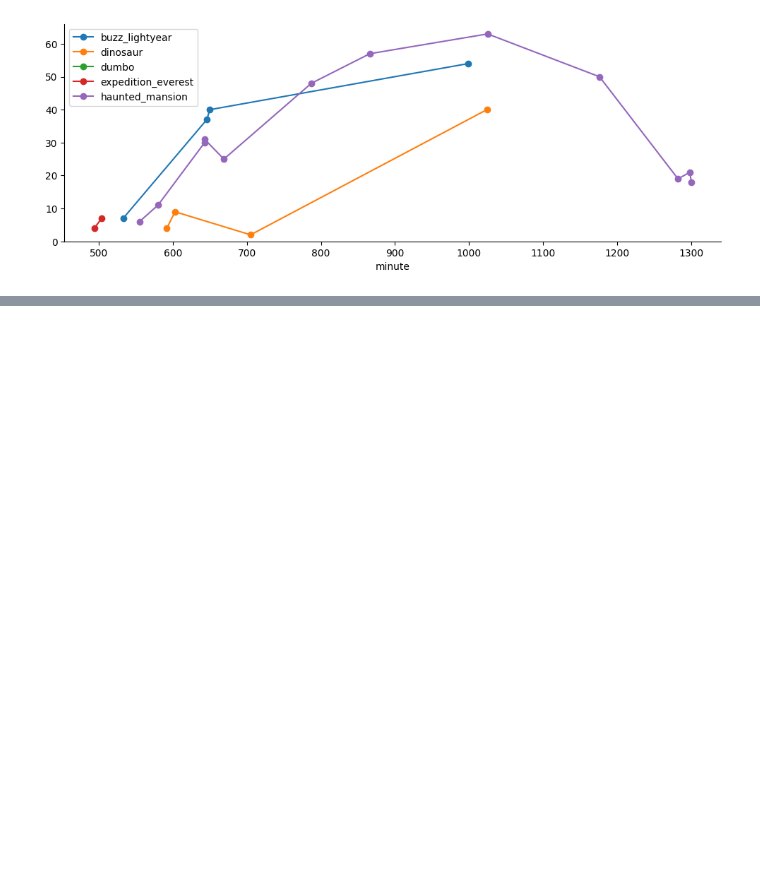
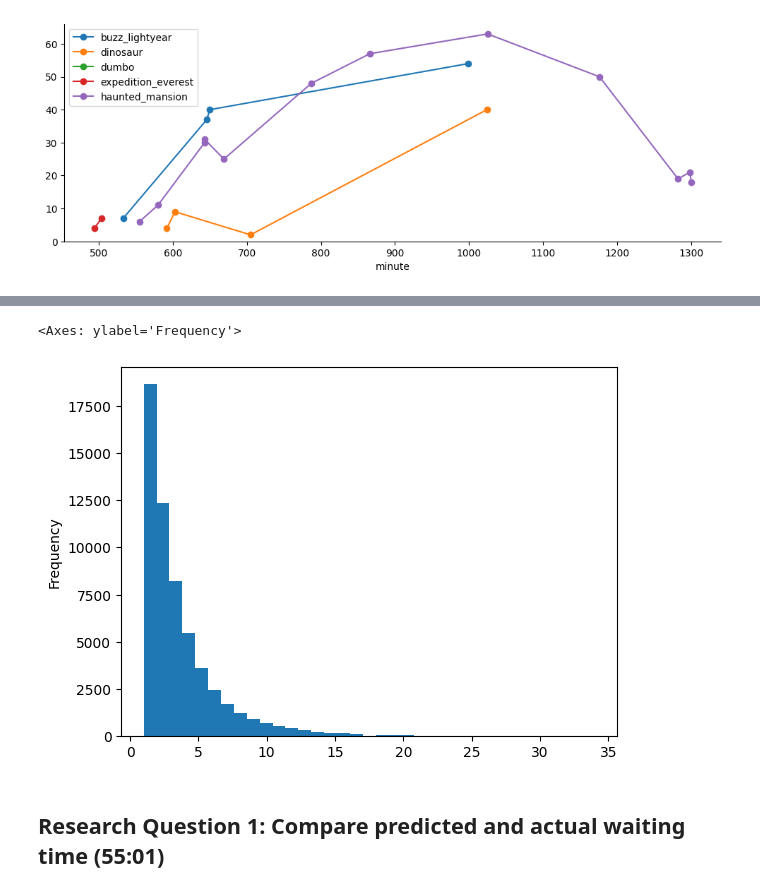
Before and after one commit to timsideanotmine/dummy-examen, a Jupyter notebook: notebooks/oefen-examen.ipynb, the cells around one changed output, grey strips where cells are left out. Saved outputs shown, nothing was run; the diff lists cells and outputs as text; code cells hidden in the pictures; blank space fills up the shorter version.

```diff
--- a/notebooks/oefen-examen.ipynb
+++ b/notebooks/oefen-examen.ipynb
@@ -369,0 +588,21 @@ visualize_waiting(df_waiting_actual, attractions, date)
+# %%
+#  observeren, maar dan grafisch
+# probeer ook eens de paramater bins weg te laten by hist(),
+# we zien het aantal verschillende waarden maar niet mooit ingeplot omdat we de bins niet hebben gespecifieerd
+(df_waiting_actual.groupby(['date', 'attraction'])
+                .size()
+                .reset_index()
+                .rename({0 : 'observations'}, axis=1)
+                ['observations'] # dit is waar we willen het historgram over plotten
+                .plot
+                .hist(bins = 35)
+                 )
+
+# De frequencey (het voorkome) van waarde is ERG hoog = 1 data punt per dag is echter te weinig ..
+# Dat is weinig zinnige gegevens
+# niet bruikbaar voor evolutieve afbeeldingen
+# %% [output]
+<Axes: ylabel='Frequency'>
+[figure, added]
+# %% [markdown]
+## Research Question 1: Compare predicted and actual waiting time (55:01)
```
Also changed, not shown: parts of 28 cells of this notebook.
